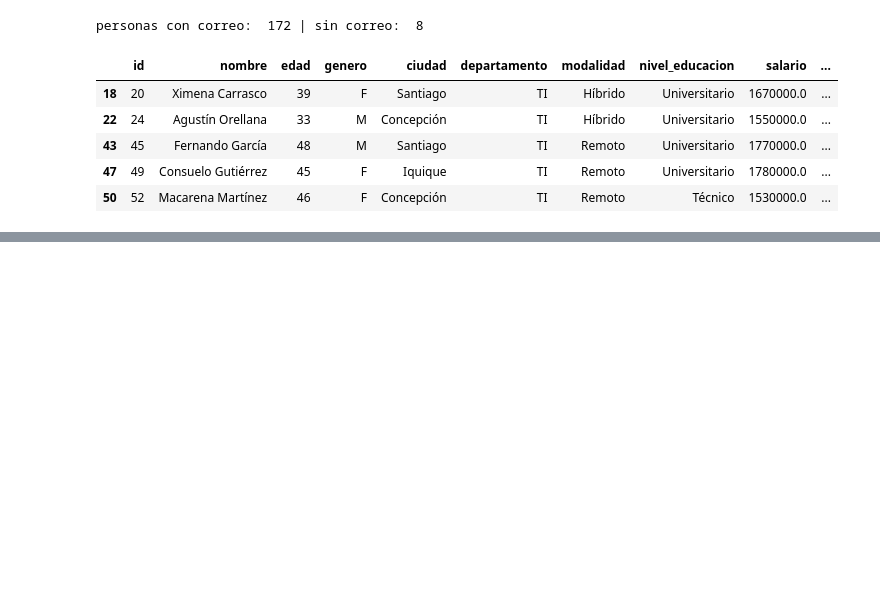
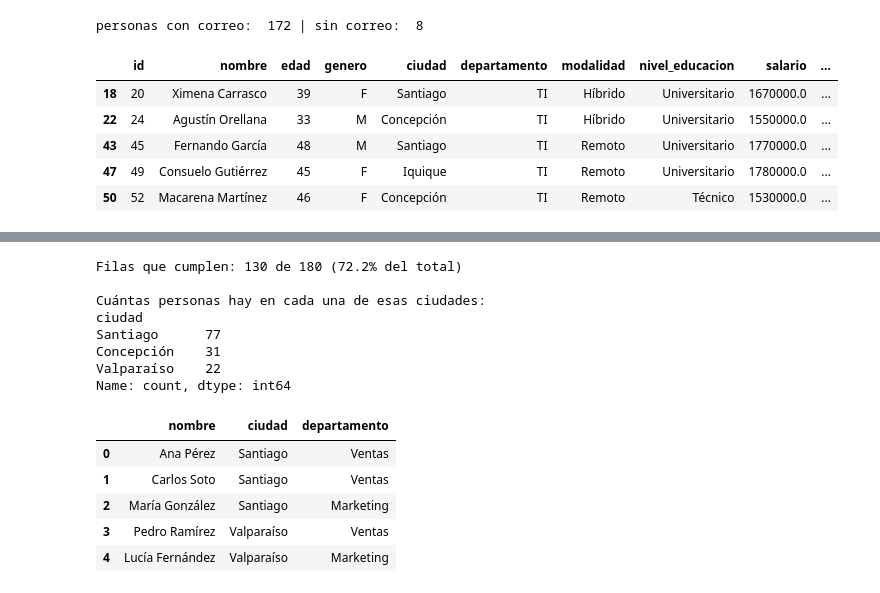
Before and after one commit to MiguelAngelRamos/ejercicio-2-analisis-datos, a Jupyter notebook: ejercicio-2.ipynb, the cells around one changed output, grey strips where cells are left out. Saved outputs shown, nothing was run; the diff lists cells and outputs as text; code cells hidden in the pictures; blank space fills up the shorter version.

```diff
--- a/ejercicio-2.ipynb
+++ b/ejercicio-2.ipynb
@@ -558,0 +582,22 @@ df.query('departamento == "TI" and salario > 1_500_000').head()
+# %%
+# Querys acepta las sintaxis "in [lista]"
+en_ciudades = df.query("ciudad in ['Santiago', 'Valparaíso', 'Concepción']")
+print(f"Filas que cumplen: {len(en_ciudades)} de {len(df)} ({len(en_ciudades)/len(df):.1%} del total)")
+print("\nCuántas personas hay en cada una de esas ciudades: ")
+print(en_ciudades["ciudad"].value_counts())
+display(en_ciudades[["nombre", "ciudad", "departamento"]].head())
+# %% [output]
+Filas que cumplen: 130 de 180 (72.2% del total)
+
+Cuántas personas hay en cada una de esas ciudades:
+ciudad
+Santiago      77
+Concepción    31
+Valparaíso    22
+Name: count, dtype: int64
+|  | nombre | ciudad | departamento |
+| 0 | Ana Pérez | Santiago | Ventas |
+| 1 | Carlos Soto | Santiago | Ventas |
+| 2 | María González | Santiago | Marketing |
+| 3 | Pedro Ramírez | Valparaíso | Ventas |
+| 4 | Lucía Fernández | Valparaíso | Marketing |
```
Also changed, not shown: parts of 2 cells of this notebook.
